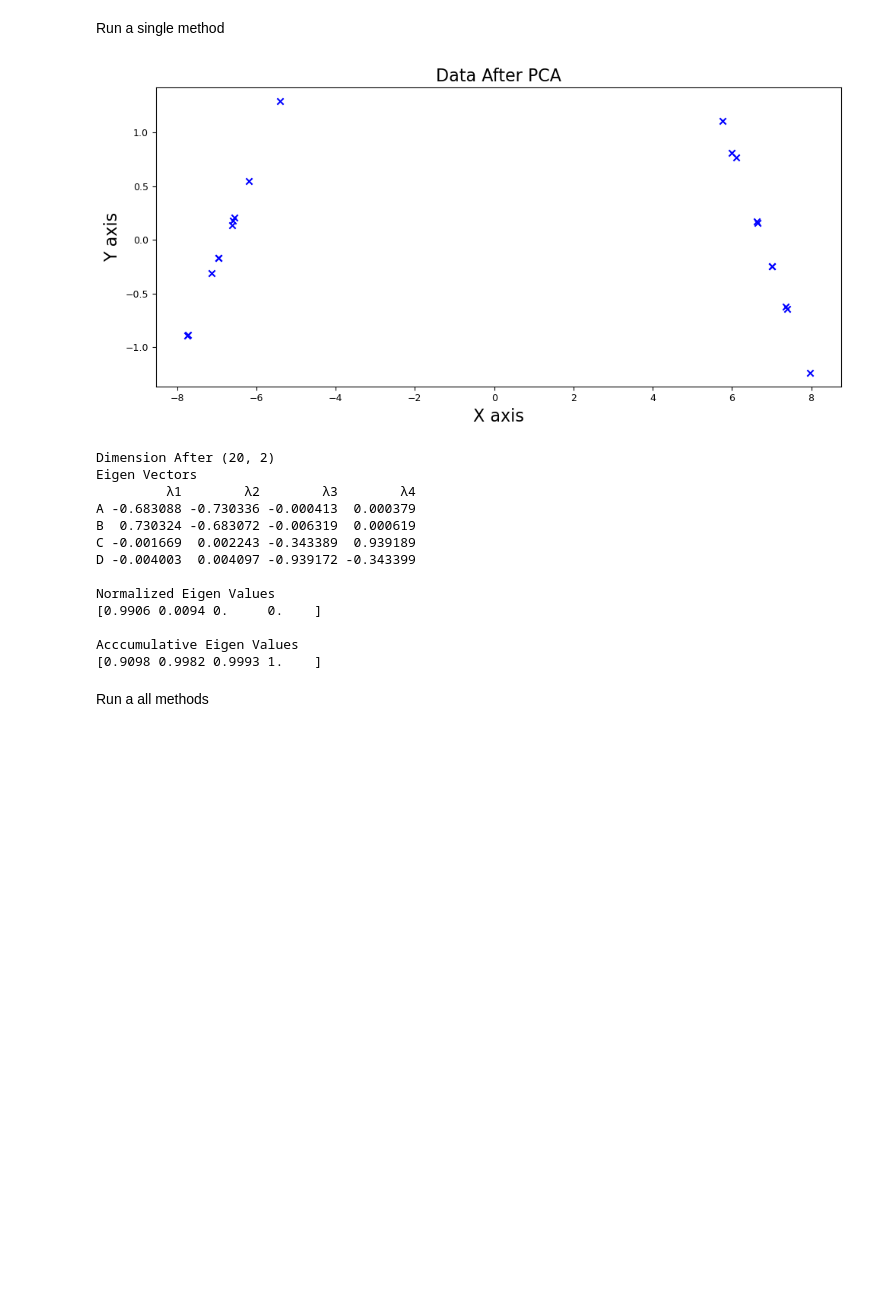
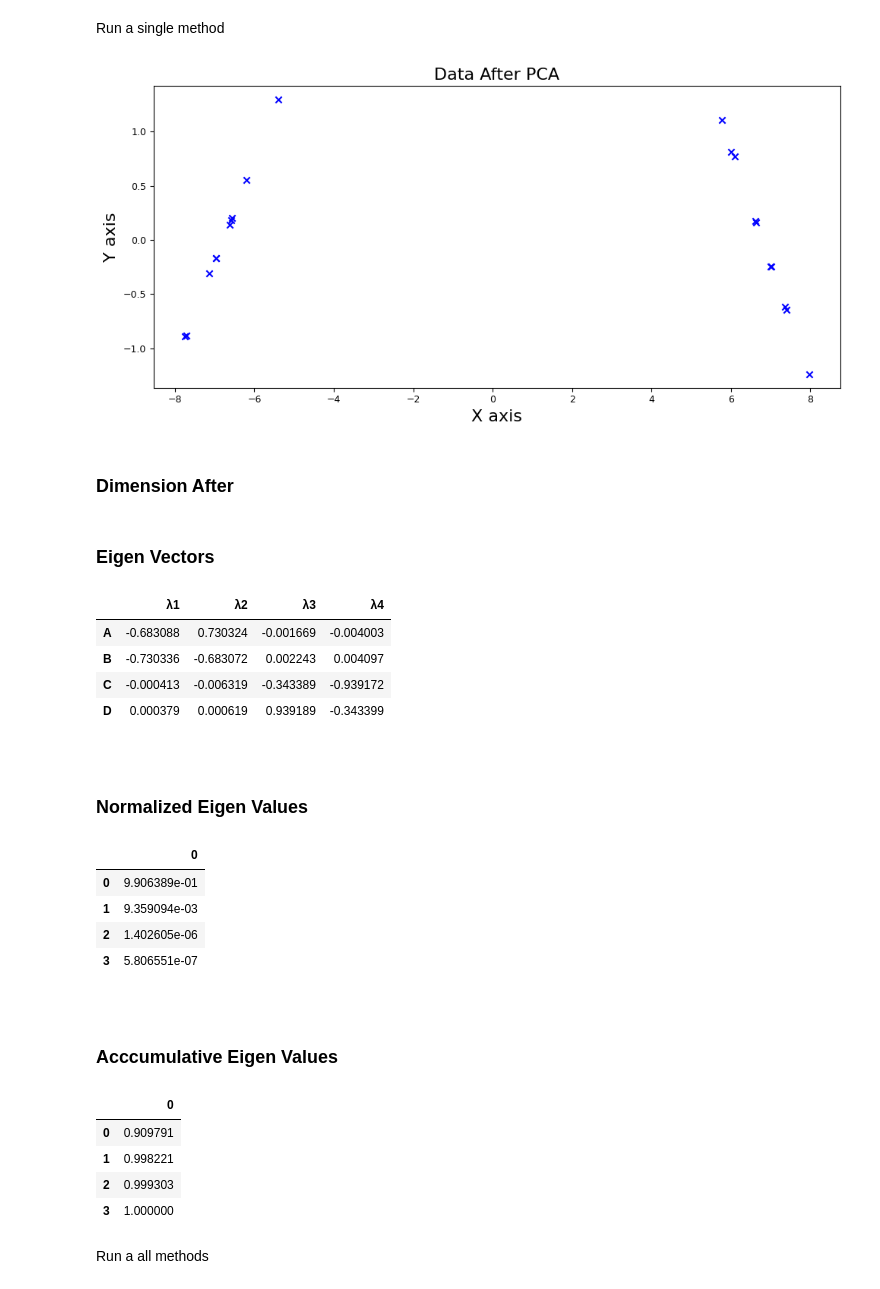
Before and after one commit to endsley/wuML, a Jupyter notebook: examples/dimension_reduction/ipynb/DR_examples.ipynb, the cells around one changed output. Saved outputs shown, nothing was run; the diff lists cells and outputs as text; code cells hidden in the pictures; blank space fills up the shorter version.

```diff
--- a/examples/dimension_reduction/ipynb/DR_examples.ipynb
+++ b/examples/dimension_reduction/ipynb/DR_examples.ipynb
@@ -18,28 +23,34 @@ Dimension Before (20, 4)
 Run a single method
 # %%
 Xᵈ = wuml.dimension_reduction(X, 2, method='PCA', show_plot=True)
-print('Dimension After', Xᵈ.shape)
-print('Eigen Vectors')
-print(Xᵈ.eig_vectors)
-print('\nNormalized Eigen Values')
-print(Xᵈ.normalized_eigs)
-print('\nAcccumulative Eigen Values')
-print(Xᵈ.cumulative_eigs)
+wuml.jupyter_print('Dimension After', Xᵈ.shape)
+wuml.jupyter_print('Eigen Vectors')
+wuml.jupyter_print(Xᵈ.eig_vectors)
+wuml.jupyter_print('\nNormalized Eigen Values')
+wuml.jupyter_print(Xᵈ.normalized_eigs)
+wuml.jupyter_print('\nAcccumulative Eigen Values')
+wuml.jupyter_print(Xᵈ.cumulative_eigs)
 # %% [output]
 [figure]
-Dimension After (20, 2)
-Eigen Vectors
-         λ1        λ2        λ3        λ4
-A -0.683088 -0.730336 -0.000413  0.000379
-B  0.730324 -0.683072 -0.006319  0.000619
-C -0.001669  0.002243 -0.343389  0.939189
-D -0.004003  0.004097 -0.939172 -0.343399
-
-Normalized Eigen Values
-[0.9906 0.0094 0.     0.    ]
-
-Acccumulative Eigen Values
-[0.9098 0.9982 0.9993 1.    ]
+Dimension After
+Eigen Vectors
+|  | λ1 | λ2 | λ3 | λ4 |
+| A | -0.683088 | 0.730324 | -0.001669 | -0.004003 |
+| B | -0.730336 | -0.683072 | 0.002243 | 0.004097 |
+| C | -0.000413 | -0.006319 | -0.343389 | -0.939172 |
+| D | 0.000379 | 0.000619 | 0.939189 | -0.343399 |
+Normalized Eigen Values
+|  | 0 |
+| 0 | 9.906389e-01 |
+| 1 | 9.359094e-03 |
+| 2 | 1.402605e-06 |
+| 3 | 5.806551e-07 |
+Acccumulative Eigen Values
+|  | 0 |
+| 0 | 0.909791 |
+| 1 | 0.998221 |
+| 2 | 0.999303 |
+| 3 | 1.000000 |
 # %% [markdown]
 Run a all methods
 # %%
```
Also changed, not shown: parts of 5 cells of this notebook, 12 other files.
